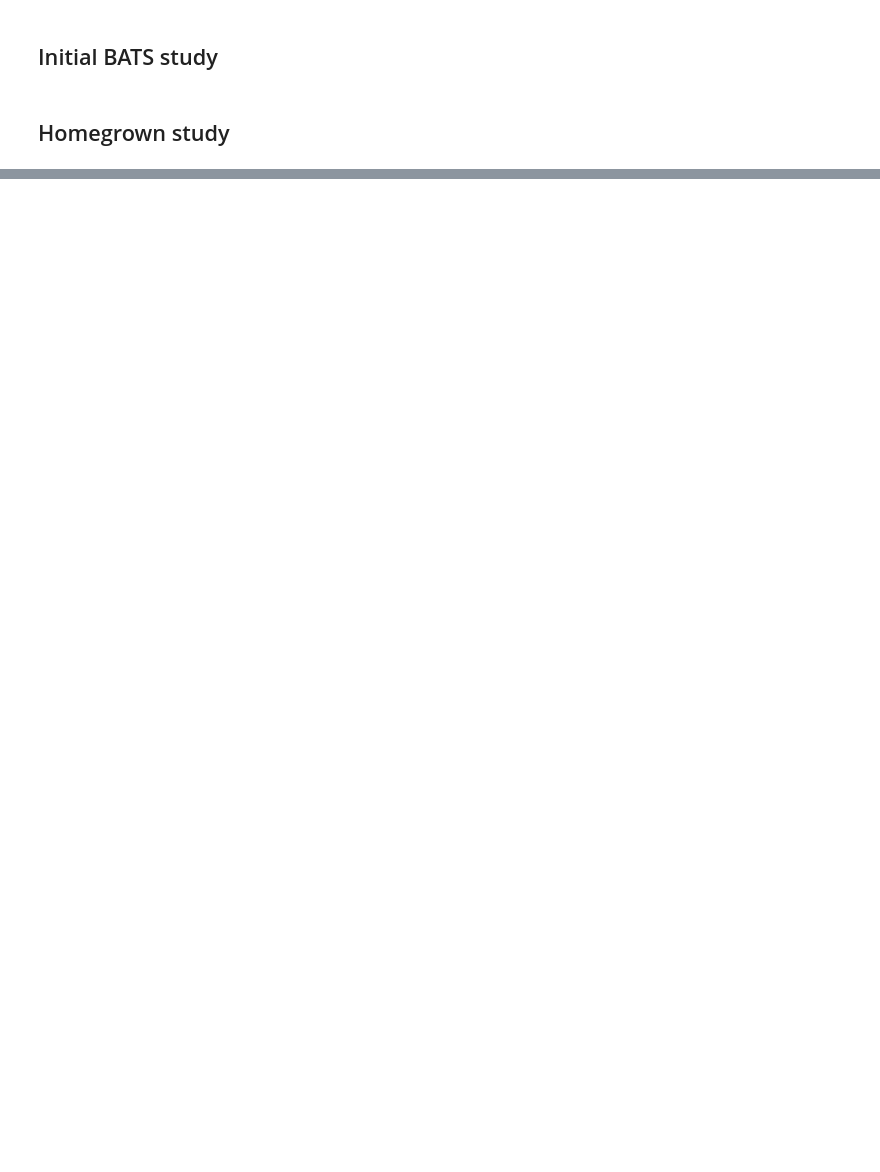
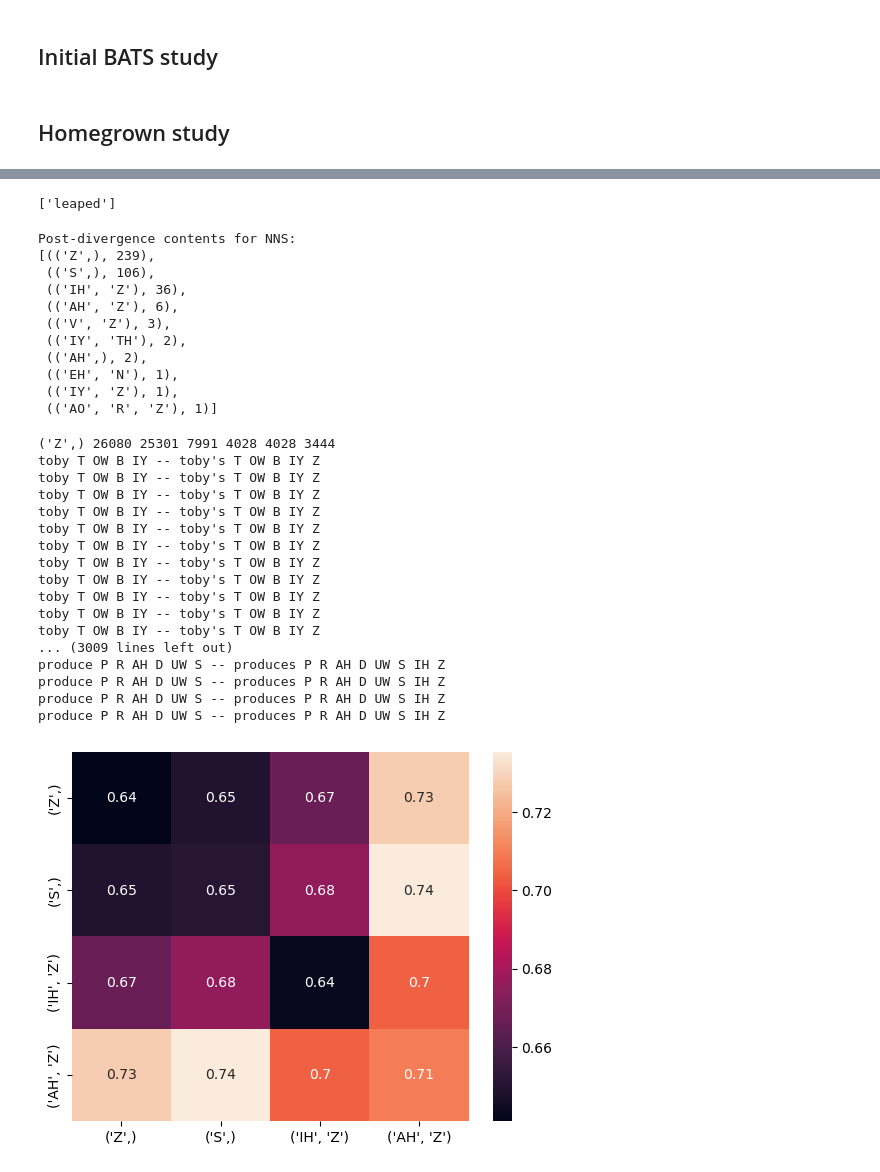
Before and after one commit to hans/ideal-word-representations, a Jupyter notebook: notebooks/geometry/analogy.ipynb, the cells around one changed output, grey strips where cells are left out. Saved outputs shown, nothing was run; the diff lists cells and outputs as text; code cells hidden in the pictures; blank space fills up the shorter version.

```diff
--- a/notebooks/geometry/analogy.ipynb
+++ b/notebooks/geometry/analogy.ipynb
@@ -235,0 +745,36 @@ torch.save(all_difference_vectors, Path(output_dir) / "broad_inflection_differen
+# %%
+vstep5_exclude[vstep5_exclude].index.tolist()
+# %% [output]
+['leaped']
+# %%
+nns_control_df = run_counterfactual_study("NNS", num_divergence_contents=4, ignore_tags=("NN", "NNS"))
+# %% [output]
+Post-divergence contents for NNS:
+[(('Z',), 239),
+ (('S',), 106),
+ (('IH', 'Z'), 36),
+ (('AH', 'Z'), 6),
+ (('V', 'Z'), 3),
+ (('IY', 'TH'), 2),
+ (('AH',), 2),
+ (('EH', 'N'), 1),
+ (('IY', 'Z'), 1),
+ (('AO', 'R', 'Z'), 1)]
+('Z',) 26080 25301 7991 4028 4028 3444
+toby T OW B IY -- toby's T OW B IY Z
+toby T OW B IY -- toby's T OW B IY Z
+toby T OW B IY -- toby's T OW B IY Z
+toby T OW B IY -- toby's T OW B IY Z
+toby T OW B IY -- toby's T OW B IY Z
+toby T OW B IY -- toby's T OW B IY Z
+toby T OW B IY -- toby's T OW B IY Z
+toby T OW B IY -- toby's T OW B IY Z
+toby T OW B IY -- toby's T OW B IY Z
+toby T OW B IY -- toby's T OW B IY Z
+toby T OW B IY -- toby's T OW B IY Z
+... (3009 lines left out)
+produce P R AH D UW S -- produces P R AH D UW S IH Z
+produce P R AH D UW S -- produces P R AH D UW S IH Z
+produce P R AH D UW S -- produces P R AH D UW S IH Z
+produce P R AH D UW S -- produces P R AH D UW S IH Z
+[figure, added]
```
Also changed, not shown: parts of 37 cells of this notebook.
